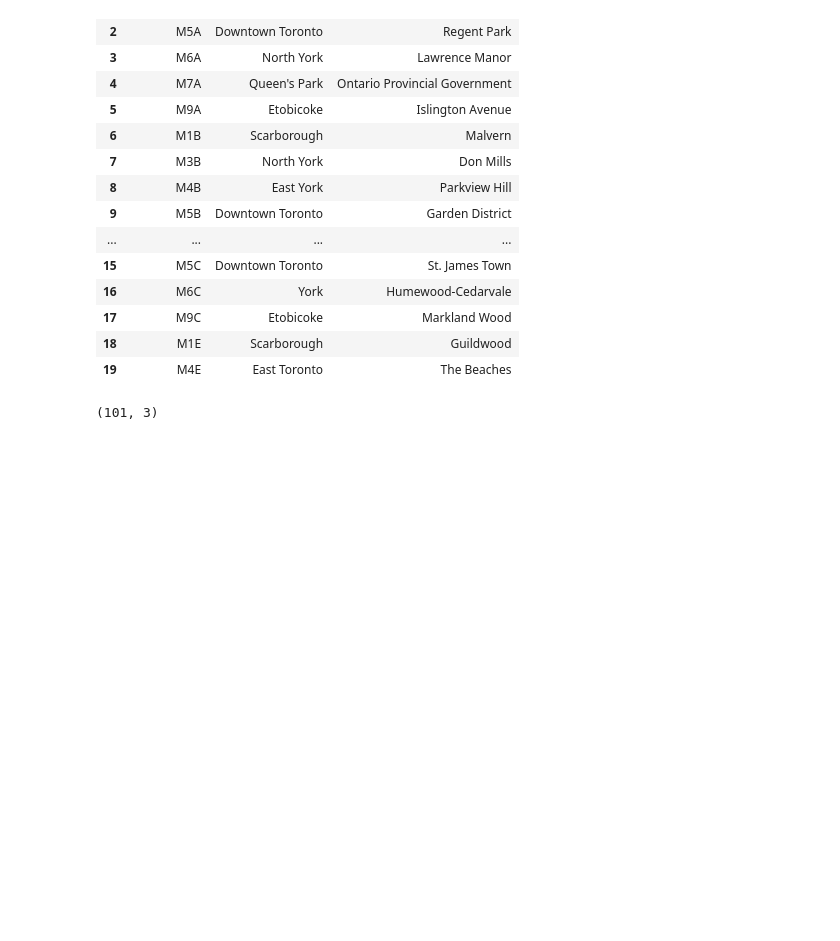
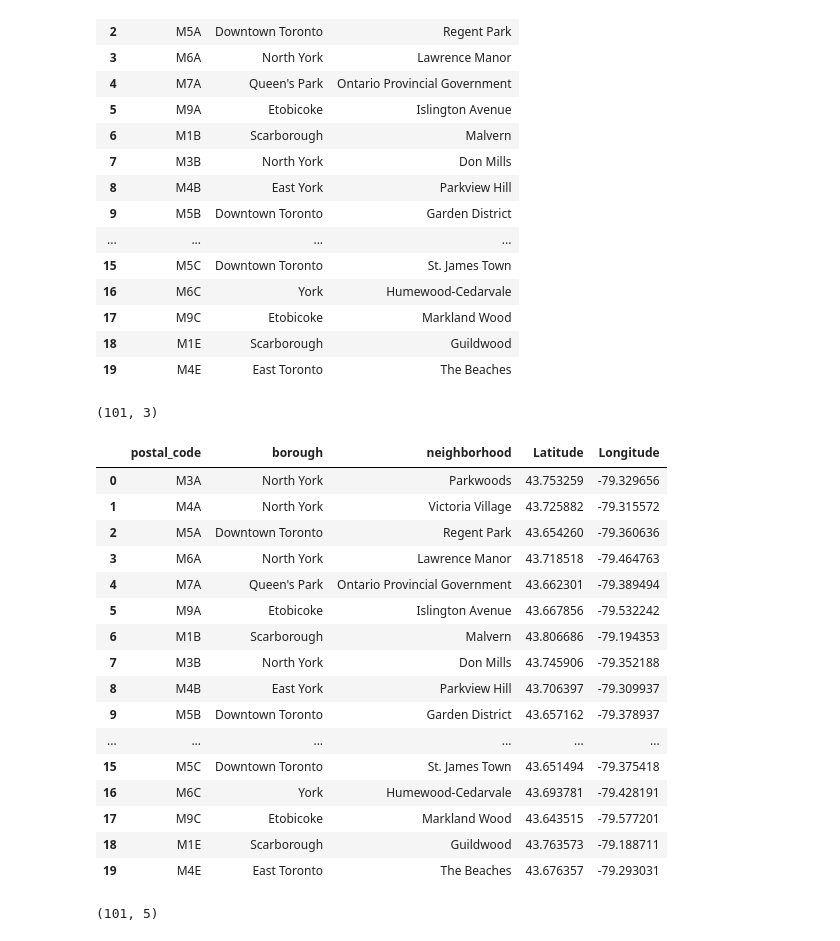
Before and after one commit to koch1997/Coursera_Capstone, a Jupyter notebook: 2_Project_Toronto.ipynb, the cells around one changed output. Cells and saved outputs as stored; diff of their text form; code cells hidden in the pictures; blank space fills up the shorter version.

```diff
--- a/2_Project_Toronto.ipynb
+++ b/2_Project_Toronto.ipynb
@@ -58,3 +58,41 @@ df.head(20)
 df.shape
 # %% [output]
 (101, 3)
+# %%
+cords=pd.read_csv('https://cf-courses-data.s3.us.cloud-object-storage.appdomain.cloud/IBMDeveloperSkillsNetwork-DS0701EN-SkillsNetwork/labs_v1/Geospatial_Coordinates.csv')
+
+temp_table_content=[]
+for row, post_cod in enumerate(df.postal_code):
+    cell_2={}
+    latitude=cords[cords['Postal Code']==post_cod]['Latitude']
+    longitude=cords[cords['Postal Code']==post_cod]['Longitude']
+    cell_2['Latitude']=float(latitude)
+    cell_2['Longitude']=float(longitude)
+    temp_table_content.append(cell_2)
+df_temp=pd.DataFrame(temp_table_content)
+
+df_total=pd.concat([df,df_temp],axis=1)
+# %%
+df_total.head(20)
+# %% [output]
+|  | postal_code | borough | neighborhood | Latitude | Longitude |
+| 0 | M3A | North York | Parkwoods | 43.753259 | -79.329656 |
+| 1 | M4A | North York | Victoria Village | 43.725882 | -79.315572 |
+| 2 | M5A | Downtown Toronto | Regent Park | 43.654260 | -79.360636 |
+| 3 | M6A | North York | Lawrence Manor | 43.718518 | -79.464763 |
+| 4 | M7A | Queen's Park | Ontario Provincial Government | 43.662301 | -79.389494 |
+| 5 | M9A | Etobicoke | Islington Avenue | 43.667856 | -79.532242 |
+| 6 | M1B | Scarborough | Malvern | 43.806686 | -79.194353 |
+| 7 | M3B | North York | Don Mills | 43.745906 | -79.352188 |
+| 8 | M4B | East York | Parkview Hill | 43.706397 | -79.309937 |
+| 9 | M5B | Downtown Toronto | Garden District | 43.657162 | -79.378937 |
+| ... | ... | ... | ... | ... | ... |
+| 15 | M5C | Downtown Toronto | St. James Town | 43.651494 | -79.375418 |
+| 16 | M6C | York | Humewood-Cedarvale | 43.693781 | -79.428191 |
+| 17 | M9C | Etobicoke | Markland Wood | 43.643515 | -79.577201 |
+| 18 | M1E | Scarborough | Guildwood | 43.763573 | -79.188711 |
+| 19 | M4E | East Toronto | The Beaches | 43.676357 | -79.293031 |
+# %%
+df_total.shape
+# %% [output]
+(101, 5)
```
Also changed, not shown: parts of 2 cells of this notebook.
